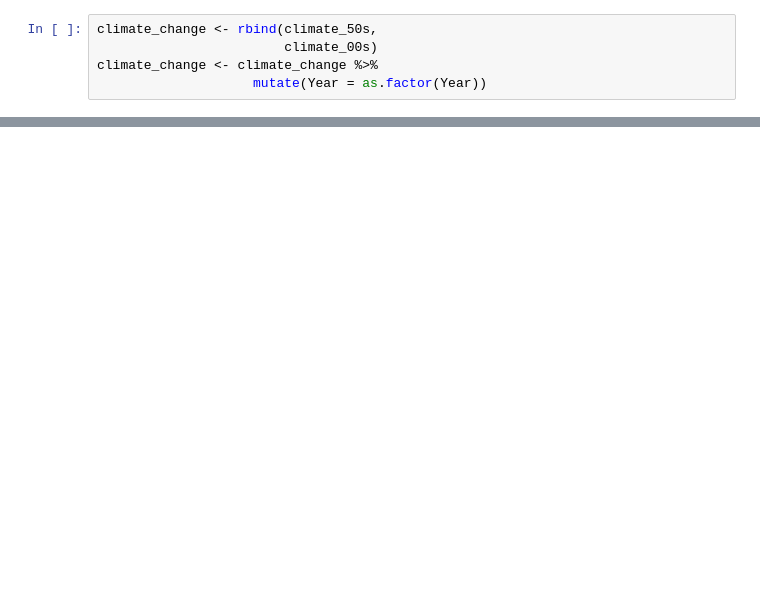
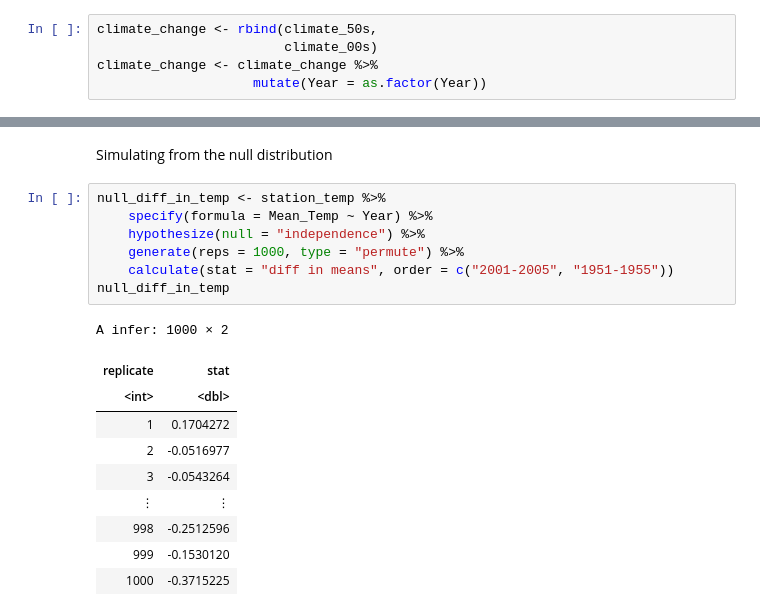
Before and after one commit to yxing6/STAT201-GroupProject-Climate, a Jupyter notebook: STAT201-Group17-ProjectProposal.ipynb, the cells around one changed output, grey strips where cells are left out. Saved outputs shown, nothing was run; the diff lists cells and outputs as text; blank space fills up the shorter version.

Commit message:
Hypothesis test and CI added

```diff
--- a/STAT201-Group17-ProjectProposal.ipynb
+++ b/STAT201-Group17-ProjectProposal.ipynb
@@ -109,0 +143,20 @@ A tibble: 3652 × 9
+# %% [markdown]
+Simulating from the null distribution
+# %%
+null_diff_in_temp <- station_temp %>%
+    specify(formula = Mean_Temp ~ Year) %>%
+    hypothesize(null = "independence") %>%
+    generate(reps = 1000, type = "permute") %>%
+    calculate(stat = "diff in means", order = c("2001-2005", "1951-1955"))
+null_diff_in_temp
+# %% [output]
+A infer: 1000 × 2
+| replicate | stat |
+| <int> | <dbl> |
+| 1 | 0.1704272 |
+| 2 | -0.0516977 |
+| 3 | -0.0543264 |
+| ⋮ | ⋮ |
+| 998 | -0.2512596 |
+| 999 | -0.1530120 |
+| 1000 | -0.3715225 |
```
Also changed, not shown: parts of 11 cells of this notebook.
